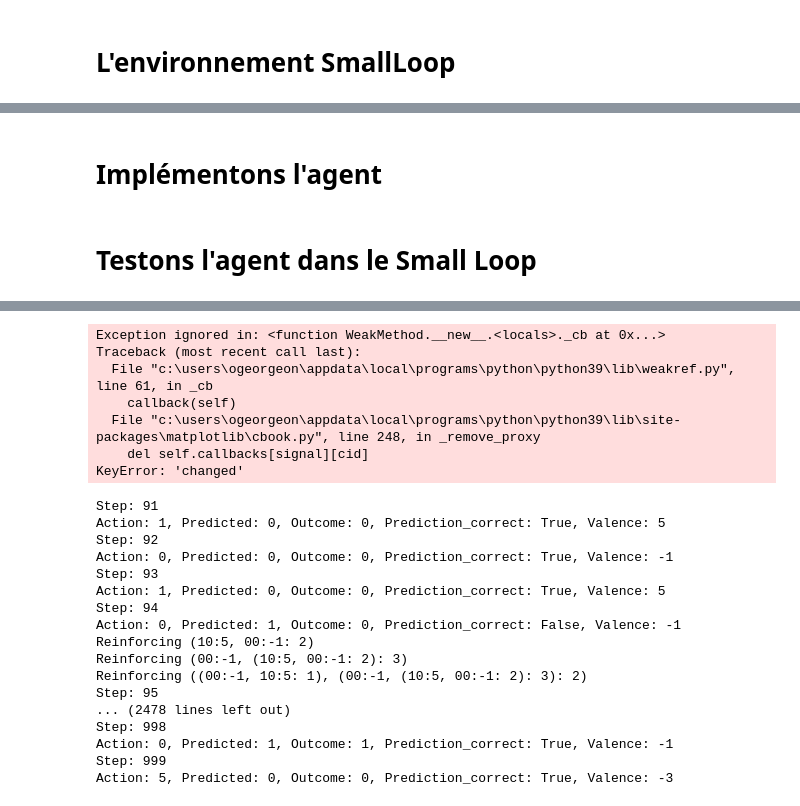
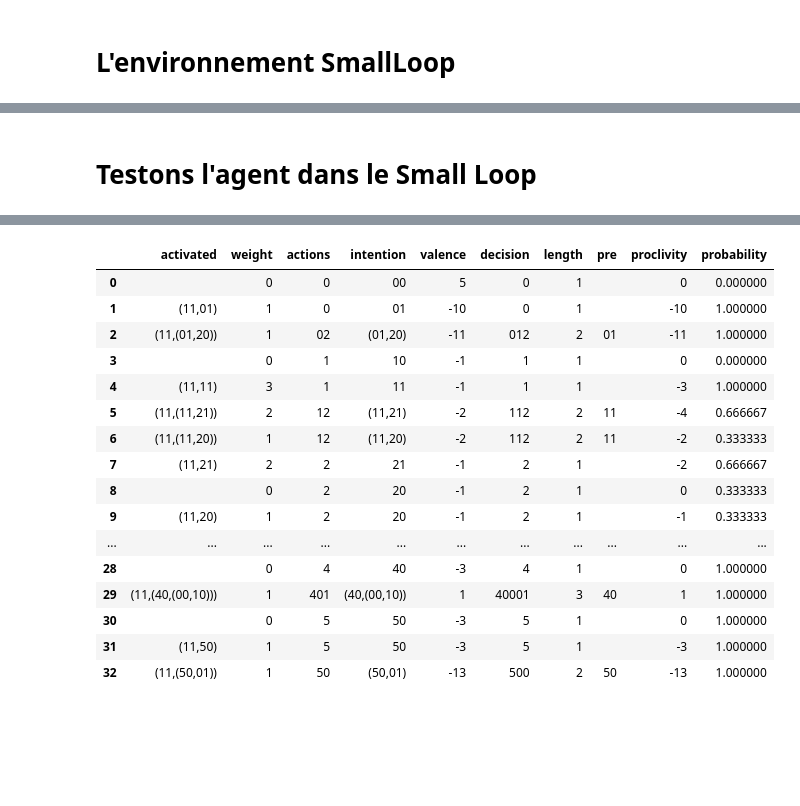
Before and after one commit to PetiteIA/schema_mechanism, a Jupyter notebook: notebooks/agent13.ipynb, the cells around one changed output, grey strips where cells are left out. Cells and saved outputs as stored; diff of their text form; code cells hidden in the pictures; blank space fills up the shorter version.

```diff
--- a/notebooks/agent13.ipynb
+++ b/notebooks/agent13.ipynb
@@ -206,17 +478,12 @@ Implémentons une version de l'environnement qui nous permet d'afficher le simul
 # %%
 save_dir = "sav"
 
-FORWARD = 1
-FEEL_FRONT = 0
+FORWARD = 0
+FEEL_FRONT = 1
 FEEL_LEFT = 2
 FEEL_RIGHT = 3
 TURN_LEFT = 4
 TURN_RIGHT = 5
-
-ENV_HIGHT = 6
-ENV_WIDTH = 6
-SIM_HIGHT = 9
-SIM_WIDTH = 9
 # %%
 import numpy as np
 import matplotlib.pyplot as plt
@@ -394,2 +602,0 @@ class Simulator():
-# %% [markdown]
-# Implémentons l'agent
@@ -553,13 +604,7 @@ class Agent:
 # Testons l'agent dans le Small Loop
 # %%
 # Instanciate the small loop environment
-grid = [[WALL, WALL , WALL , WALL , WALL , WALL],
-        [WALL, EMPTY, EMPTY, EMPTY, WALL , WALL],
-        [WALL, EMPTY, WALL , EMPTY, EMPTY, WALL],
-        [WALL, EMPTY, WALL , WALL , EMPTY, WALL],
-        [WALL, EMPTY, EMPTY, EMPTY, EMPTY, WALL],
-        [WALL, WALL , WALL , WALL , WALL , WALL]]
-e = SmallLoop([1, 1], 0, grid)
+e = SmallLoop([1, 1], 0)
 
 # Instanciate the agent
 interactions = [
@@ -584,17 +629,17 @@ outcome = 0
 
 # Display
 out = Output()
-e.display(a.simulator)
+e.display()
 display(out)
 # %% [output]
 [interactive output not drawn]
 # %%
-for step in range(1000):
-    print(f"Step: {step}")
-    # step += 1
-    action = a.action()
-    outcome = e.outcome(action)
-    a.assimilate(outcome)
-    e.display(a.simulator)
-    e.save(step, a.simulator)  # Save the image file
+print(f"Step: {step}")
+step += 1
+action = a.action(outcome)
+e.display()
+e.save(step)  # Save the image file
+e.clear(a.clear)  # Clear the display grid if the current composite enaction is over
+outcome = e.outcome(action)
+a.proposed_df
 # %% [output]
@@ -618,24 +649,17 @@ Action: 0, Predicted: 0, Outcome: 0, Prediction_correct: True, Valence: -1
-Exception ignored in: <function WeakMethod.__new__.<locals>._cb at 0x...>
-Traceback (most recent call last):
-  File "c:\users\ogeorgeon\appdata\local\programs\python\python39\lib\weakref.py", line 61, in _cb
-    callback(self)
-  File "c:\users\ogeorgeon\appdata\local\programs\python\python39\lib\site-packages\matplotlib\cbook.py", line 248, in _remove_proxy
-    del self.callbacks[signal][cid]
-KeyError: 'changed'
-Step: 91
-Action: 1, Predicted: 0, Outcome: 0, Prediction_correct: True, Valence: 5
-Step: 92
-Action: 0, Predicted: 0, Outcome: 0, Prediction_correct: True, Valence: -1
-Step: 93
-Action: 1, Predicted: 0, Outcome: 0, Prediction_correct: True, Valence: 5
-Step: 94
-Action: 0, Predicted: 1, Outcome: 0, Prediction_correct: False, Valence: -1
-Reinforcing (10:5, 00:-1: 2)
-Reinforcing (00:-1, (10:5, 00:-1: 2): 3)
-Reinforcing ((00:-1, 10:5: 1), (00:-1, (10:5, 00:-1: 2): 3): 2)
-Step: 95
-... (2478 lines left out)
-Step: 998
-Action: 0, Predicted: 1, Outcome: 1, Prediction_correct: True, Valence: -1
-Step: 999
-Action: 5, Predicted: 0, Outcome: 0, Prediction_correct: True, Valence: -3
+|  | activated | weight | actions | intention | valence | decision | length | pre | proclivity | probability |
+| 0 |  | 0 | 0 | 00 | 5 | 0 | 1 |  | 0 | 0.000000 |
+| 1 | (11,01) | 1 | 0 | 01 | -10 | 0 | 1 |  | -10 | 1.000000 |
+| 2 | (11,(01,20)) | 1 | 02 | (01,20) | -11 | 012 | 2 | 01 | -11 | 1.000000 |
+| 3 |  | 0 | 1 | 10 | -1 | 1 | 1 |  | 0 | 0.000000 |
+| 4 | (11,11) | 3 | 1 | 11 | -1 | 1 | 1 |  | -3 | 1.000000 |
+| 5 | (11,(11,21)) | 2 | 12 | (11,21) | -2 | 112 | 2 | 11 | -4 | 0.666667 |
+| 6 | (11,(11,20)) | 1 | 12 | (11,20) | -2 | 112 | 2 | 11 | -2 | 0.333333 |
+| 7 | (11,21) | 2 | 2 | 21 | -1 | 2 | 1 |  | -2 | 0.666667 |
+| 8 |  | 0 | 2 | 20 | -1 | 2 | 1 |  | 0 | 0.333333 |
+| 9 | (11,20) | 1 | 2 | 20 | -1 | 2 | 1 |  | -1 | 0.333333 |
+| ... | ... | ... | ... | ... | ... | ... | ... | ... | ... | ... |
+| 28 |  | 0 | 4 | 40 | -3 | 4 | 1 |  | 0 | 1.000000 |
+| 29 | (11,(40,(00,10))) | 1 | 401 | (40,(00,10)) | 1 | 40001 | 3 | 40 | 1 | 1.000000 |
+| 30 |  | 0 | 5 | 50 | -3 | 5 | 1 |  | 0 | 1.000000 |
+| 31 | (11,50) | 1 | 5 | 50 | -3 | 5 | 1 |  | -3 | 1.000000 |
+| 32 | (11,(50,01)) | 1 | 50 | (50,01) | -13 | 500 | 2 | 50 | -13 | 1.000000 |
```
Also changed, not shown: parts of 36 cells of this notebook, 3 other files.
